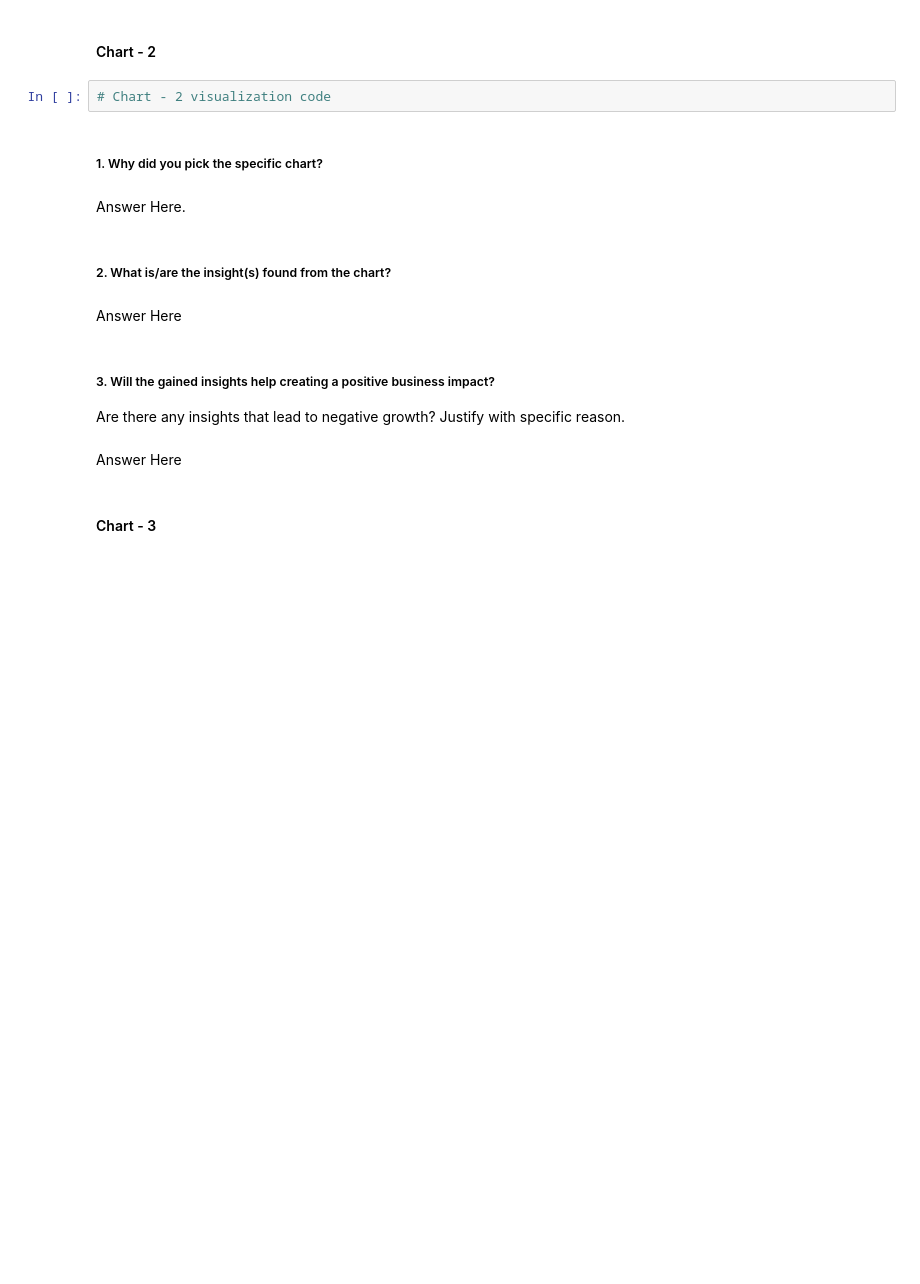
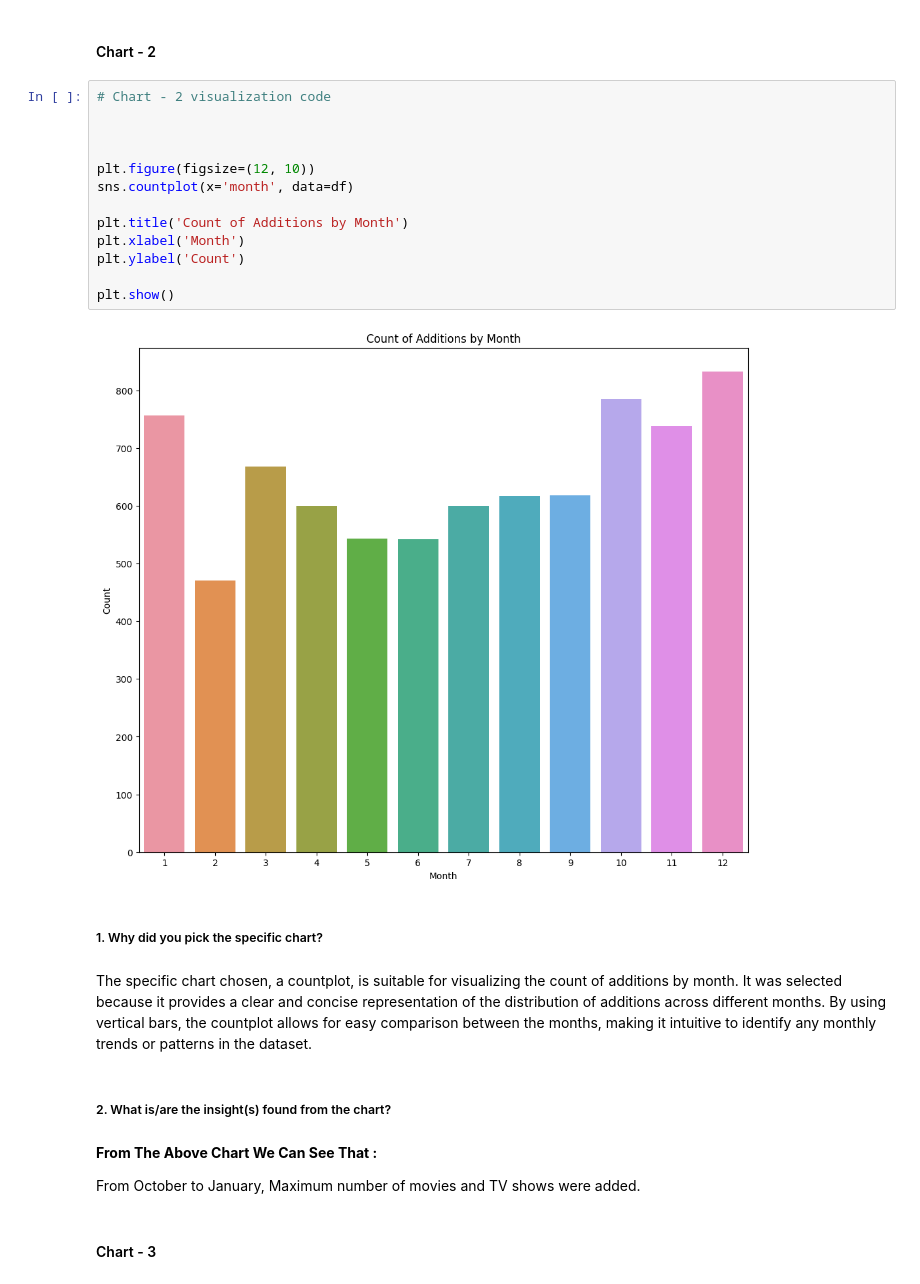
Before and after one commit to Mostaqul143/Netflix-Movies-And-TV-Shows-Clustering, a Jupyter notebook: Sample ML Submission Template.ipynb, the cells around one changed output. Drawn from its saved outputs; the diff is of its cells as text; blank space fills up the shorter version.

```diff
--- a/Sample ML Submission Template.ipynb
+++ b/Sample ML Submission Template.ipynb
@@ -291,19 +415,29 @@ Answer Here
 # %% [markdown]
 #### Chart - 2
-# %%
-# Chart - 2 visualization code
+# %%
+# Chart - 2 visualization code
+
+
+
+plt.figure(figsize=(12, 10))
+sns.countplot(x='month', data=df)
+
+plt.title('Count of Additions by Month')
+plt.xlabel('Month')
+plt.ylabel('Count')
+
+plt.show()
+# %% [output]
+[figure, added]
 # %% [markdown]
 ##### 1. Why did you pick the specific chart?
-# %% [markdown]
-Answer Here.
+# %% [markdown]
+The specific chart chosen, a countplot, is suitable for visualizing the count of additions by month. It was selected because it provides a clear and concise representation of the distribution of additions across different months. By using vertical bars, the countplot allows for easy comparison between the months, making it intuitive to identify any monthly trends or patterns in the dataset.
 # %% [markdown]
 ##### 2. What is/are the insight(s) found from the chart?
-# %% [markdown]
-Answer Here
-# %% [markdown]
-##### 3. Will the gained insights help creating a positive business impact?
-Are there any insights that lead to negative growth? Justify with specific reason.
-# %% [markdown]
-Answer Here
+# %% [markdown]
+**From The Above Chart We Can See That :**
+
+From October to January, Maximum number of movies and TV shows were added.
 # %% [markdown]
 #### Chart - 3
```
Also changed, not shown: parts of 193 cells of this notebook.
